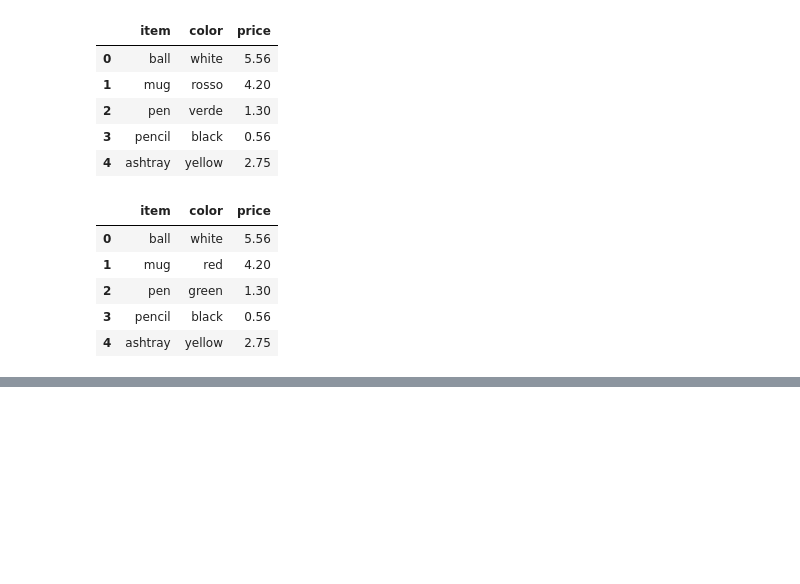
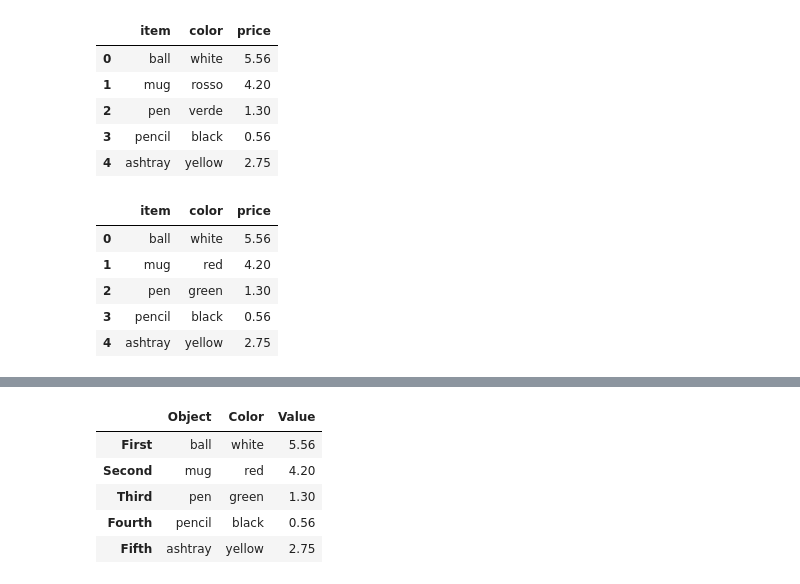
Before and after one commit to OliverRevilla/RW_Pandas, a Jupyter notebook: Pandas_in_depth.ipynb, the cells around one changed output, grey strips where cells are left out. Saved outputs shown, nothing was run; the diff lists cells and outputs as text; code cells hidden in the pictures; blank space fills up the shorter version.

```diff
--- a/Pandas_in_depth.ipynb
+++ b/Pandas_in_depth.ipynb
@@ -468,0 +596,15 @@ frame.replace(newcolors)
+# %%
+#renamed the columns
+recolumn = {
+    'item':'Object',
+    'price':'Value',
+    'color':'Color'
+}
+frame.rename(index = reindex, columns = recolumn)
+# %% [output]
+|  | Object | Color | Value |
+| First | ball | white | 5.56 |
+| Second | mug | red | 4.20 |
+| Third | pen | green | 1.30 |
+| Fourth | pencil | black | 0.56 |
+| Fifth | ashtray | yellow | 2.75 |
```
Also changed, not shown: parts of 20 cells of this notebook.
